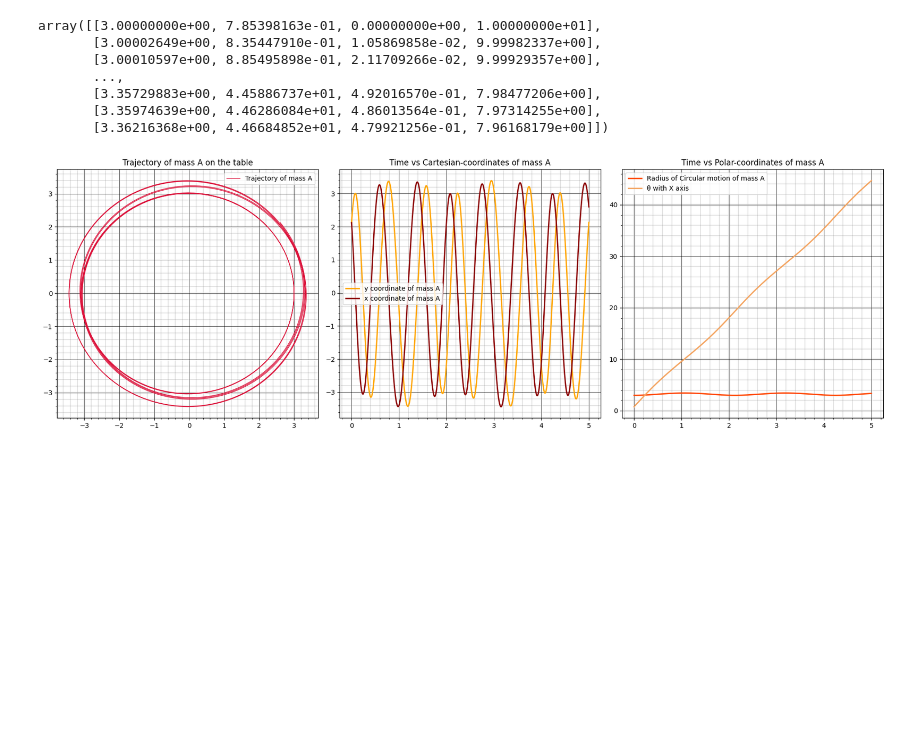
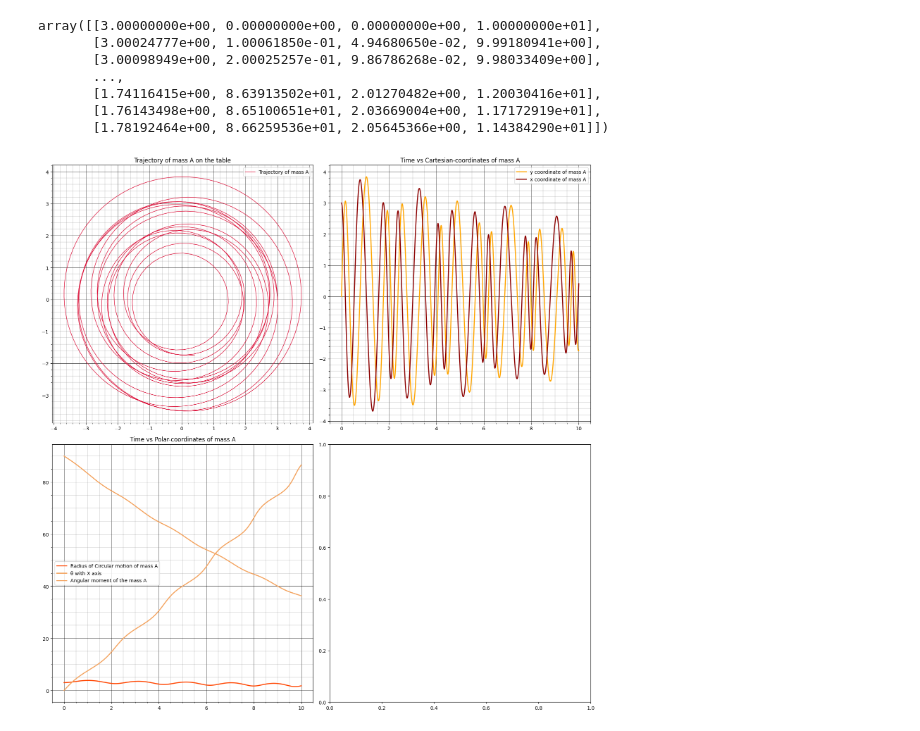
Before and after one commit to gsuparnajitphys-dotcom/Classical_mechanics_simulations, a Jupyter notebook: Constrained_Motion/Constrained1.ipynb, the cells around one changed output. Cells and saved outputs as stored; diff of their text form; code cells hidden in the pictures; blank space fills up the shorter version.

```diff
--- a/Constrained_Motion/Constrained1.ipynb
+++ b/Constrained_Motion/Constrained1.ipynb
@@ -5,69 +5,69 @@ import matplotlib.pyplot as plt
 
 
 ma=1
-mb=25
+mb=20
 g=9.8
-
+μ=0.2
 
 def acc(state,t):
     r,θ,r1,ω=state
 
 
+    r2=(((ma*r*ω**2)-mb*g)/(mb+ma))
 
-
-
-    r2=((ma*r*ω**2)-mb*g)/(mb+ma)
-
-
-    α=-(2*r1*ω)/r
+    α=(-(2*r1*ω)/r)-(ma*g*μ)/r
 
 
     return np.array([r1,ω,r2,α])
 
 
-state0=(3,np.pi/4,0,10)
+state0=(3,0,0,10)
 
-t=np.linspace(0,5,1000)
+t=np.linspace(0,10,1000)
 
 sol=odeint(acc,state0,t)
+
+L=ma*((sol.T[0])**2)*(sol.T[3])
 # %%
 sol
 # %% [output]
-array([[3.00000000e+00, 7.85398163e-01, 0.00000000e+00, 1.00000000e+01],
-       [3.00002649e+00, 8.35447910e-01, 1.05869858e-02, 9.99982337e+00],
-       [3.00010597e+00, 8.85495898e-01, 2.11709266e-02, 9.99929357e+00],
+array([[3.00000000e+00, 0.00000000e+00, 0.00000000e+00, 1.00000000e+01],
+       [3.00024777e+00, 1.00061850e-01, 4.94680650e-02, 9.99180941e+00],
+       [3.00098949e+00, 2.00025257e-01, 9.86786268e-02, 9.98033409e+00],
        ...,
-       [3.35729883e+00, 4.45886737e+01, 4.92016570e-01, 7.98477206e+00],
-       [3.35974639e+00, 4.46286084e+01, 4.86013564e-01, 7.97314255e+00],
-       [3.36216368e+00, 4.46684852e+01, 4.79921256e-01, 7.96168179e+00]])
+       [1.74116415e+00, 8.63913502e+01, 2.01270482e+00, 1.20030416e+01],
+       [1.76143498e+00, 8.65100651e+01, 2.03669004e+00, 1.17172919e+01],
+       [1.78192464e+00, 8.66259536e+01, 2.05645366e+00, 1.14384290e+01]])
 # %%
-fig,axes=plt.subplots(1,3,figsize=(18,6))
+fig,axes=plt.subplots(2,2,figsize=(16,16))
 
-axes[0].plot(sol.T[0]*np.cos(sol.T[1]),sol.T[0]*np.sin(sol.T[1]),color="crimson",linewidth=1,label="Trajectory of mass A")
-axes[0].minorticks_on()
-axes[0].grid(which="minor",linewidth=0.3,color="gray")
-axes[0].grid(which="major",color="black",linewidth=0.5)
-axes[0].legend()
-axes[0].set_title("Trajectory of mass A on the table")
+axes[0,0].plot(sol.T[0]*np.cos(sol.T[1]),sol.T[0]*np.sin(sol.T[1]),color="crimson",linewidth=1,label="Trajectory of mass A")
+axes[0,0].minorticks_on()
+axes[0,0].grid(which="minor",linewidth=0.3,color="gray")
+axes[0,0].grid(which="major",color="black",linewidth=0.5)
+axes[0,0].legend()
+axes[0,0].set_title("Trajectory of mass A on the table")
 
-axes[1].plot(t,sol.T[0]*np.sin(sol.T[1]),color="orange",linewidth=2,label="y coordinate of mass A")
-axes[1].plot(t,sol.T[0]*np.cos(sol.T[1]),color="darkred",linewidth=2,label="x coordinate of mass A")
-axes[1].minorticks_on()
-axes[1].grid(which="minor",linewidth=0.3,color="gray")
-axes[1].grid(which="major",color="black",linewidth=0.5)
-axes[1].legend()
-axes[1].set_title("Time vs Cartesian-coordinates of mass A")
+axes[0,1].plot(t,sol.T[0]*np.sin(sol.T[1]),color="orange",linewidth=2,label="y coordinate of mass A")
+axes[0,1].plot(t,sol.T[0]*np.cos(sol.T[1]),color="darkred",linewidth=2,label="x coordinate of mass A")
+axes[0,1].minorticks_on()
+axes[0,1].grid(which="minor",linewidth=0.3,color="gray")
+axes[0,1].grid(which="major",color="black",linewidth=0.5)
+axes[0,1].legend()
+axes[0,1].set_title("Time vs Cartesian-coordinates of mass A")
 
-axes[2].plot(t,sol.T[0],color="orangered",linewidth=2,label="Radius of Circular motion of mass A")
-axes[2].plot(t,sol.T[1],color="sandybrown",linewidth=2,label="θ with X axis")
-axes[2].minorticks_on()
-axes[2].grid(which="minor",linewidth=0.3,color="gray")
-axes[2].grid(which="major",color="black",linewidth=0.5)
-axes[2].legend()
-axes[2].set_title("Time vs Polar-coordinates of mass A")
+axes[1,0].plot(t,sol.T[0],color="orangered",linewidth=2,label="Radius of Circular motion of mass A")
+axes[1,0].plot(t,sol.T[1],color="sandybrown",linewidth=2,label="θ with X axis")
+axes[1,0].plot(t,L,color="sandybrown",linewidth=2,label="Angular moment of the mass A")
+axes[1,0].minorticks_on()
+
+axes[1,0].grid(which="minor",linewidth=0.3,color="gray")
+axes[1,0].grid(which="major",color="black",linewidth=0.5)
+axes[1,0].legend()
+axes[1,0].set_title("Time vs Polar-coordinates of mass A")
 
 
 
 plt.tight_layout()
 # %% [output]
-[figure, old version]
+[figure, new version]
```
